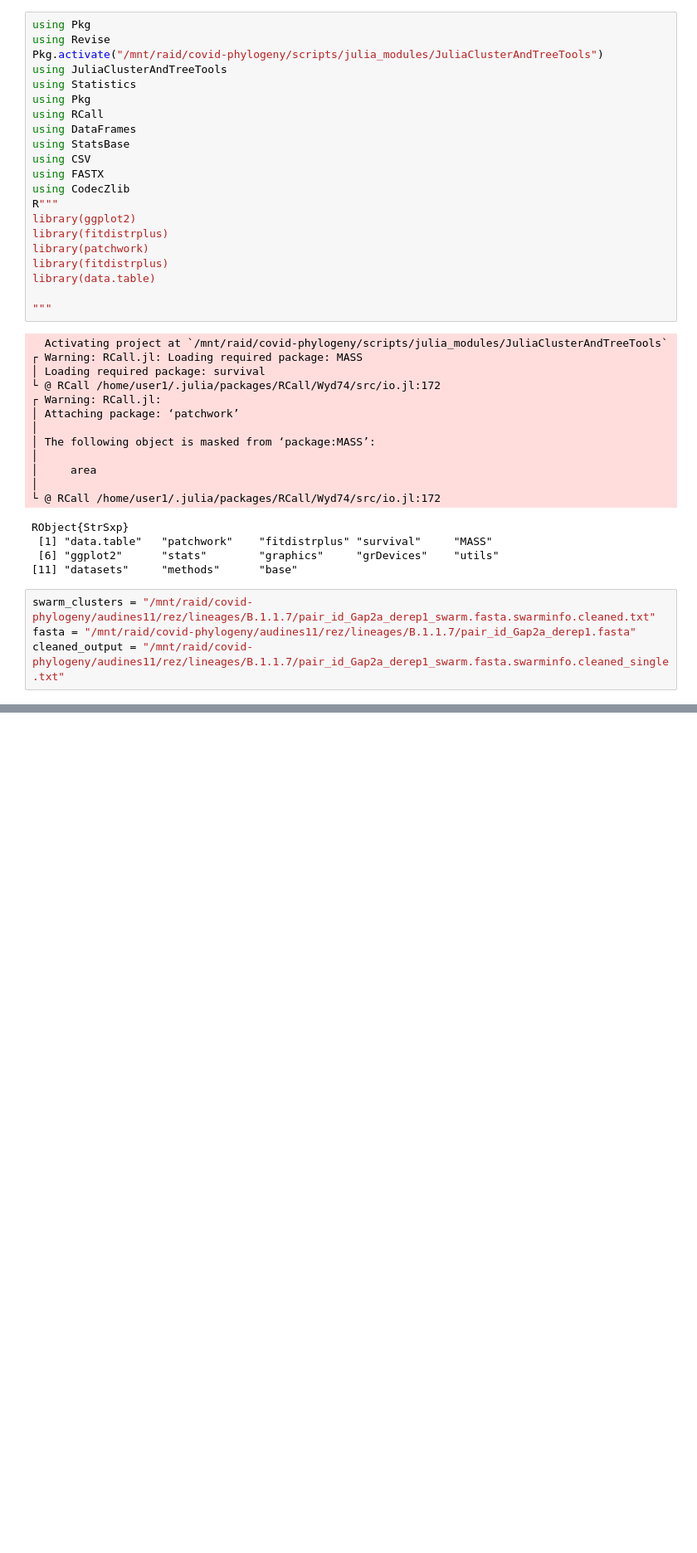
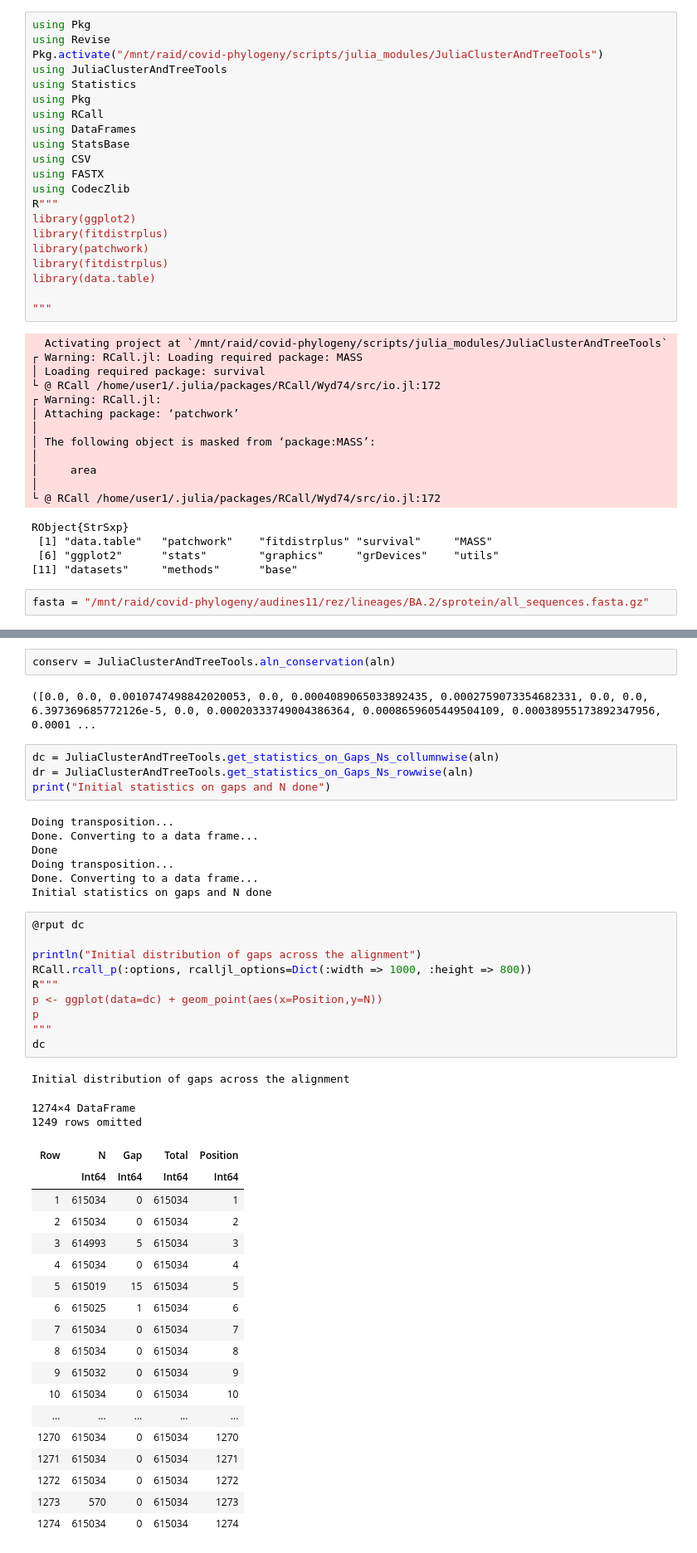
Before and after one commit to GediminasA/JuliaClusterAndTreeTools, a Jupyter notebook: notebooks/recluster_swarm_single_linkage.ipynb, the cells around one changed output, grey strips where cells are left out. Shown at 83% size. Cells and saved outputs as stored; diff of their text form; blank space fills up the shorter version.

```diff
--- a/notebooks/recluster_swarm_single_linkage.ipynb
+++ b/notebooks/recluster_swarm_single_linkage.ipynb
@@ -37,7 +37,5 @@ RObject{StrSxp}
  [6] "ggplot2"      "stats"        "graphics"     "grDevices"    "utils"
 [11] "datasets"     "methods"      "base"
 # %%
-swarm_clusters = "/mnt/raid/covid-phylogeny/audines11/rez/lineages/B.1.1.7/pair_id_Gap2a_derep1_swarm.fasta.swarminfo.cleaned.txt"
-fasta = "/mnt/raid/covid-phylogeny/audines11/rez/lineages/B.1.1.7/pair_id_Gap2a_derep1.fasta"
-cleaned_output = "/mnt/raid/covid-phylogeny/audines11/rez/lineages/B.1.1.7/pair_id_Gap2a_derep1_swarm.fasta.swarminfo.cleaned_single.txt"
+fasta = "/mnt/raid/covid-phylogeny/audines11/rez/lineages/BA.2/sprotein/all_sequences.fasta.gz"
 # %% [output]
@@ -51,0 +50,47 @@ Alignment(["Denmark/DCGC-72547/2021", "USA/UT-UPHL-210811214020/2021", "Canada/Q
+# %%
+conserv = JuliaClusterAndTreeTools.aln_conservation(aln)
+# %% [output]
+([0.0, 0.0, 0.0010747498842020053, 0.0, 0.0004089065033892435, 0.0002759073354682331, 0.0, 0.0, 6.397369685772126e-5, 0.0, 0.00020333749004386364, 0.0008659605449504109, 0.00038955173892347956, 0.0001 ...
+# %%
+dc = JuliaClusterAndTreeTools.get_statistics_on_Gaps_Ns_collumnwise(aln)
+dr = JuliaClusterAndTreeTools.get_statistics_on_Gaps_Ns_rowwise(aln)
+print("Initial statistics on gaps and N done")
+# %% [output]
+Doing transposition...
+Done. Converting to a data frame...
+Done
+Doing transposition...
+Done. Converting to a data frame...
+Initial statistics on gaps and N done
+# %%
+@rput dc
+
+println("Initial distribution of gaps across the alignment")
+RCall.rcall_p(:options, rcalljl_options=Dict(:width => 1000, :height => 800))
+R"""
+p <- ggplot(data=dc) + geom_point(aes(x=Position,y=N))
+p
+"""
+dc
+# %% [output]
+Initial distribution of gaps across the alignment
+1274×4 DataFrame
+1249 rows omitted
+| Row | N | Gap | Total | Position |
+|  | Int64 | Int64 | Int64 | Int64 |
+| 1 | 615034 | 0 | 615034 | 1 |
+| 2 | 615034 | 0 | 615034 | 2 |
+| 3 | 614993 | 5 | 615034 | 3 |
+| 4 | 615034 | 0 | 615034 | 4 |
+| 5 | 615019 | 15 | 615034 | 5 |
+| 6 | 615025 | 1 | 615034 | 6 |
+| 7 | 615034 | 0 | 615034 | 7 |
+| 8 | 615034 | 0 | 615034 | 8 |
+| 9 | 615032 | 0 | 615034 | 9 |
+| 10 | 615034 | 0 | 615034 | 10 |
+| ... | ... | ... | ... | ... |
+| 1270 | 615034 | 0 | 615034 | 1270 |
+| 1271 | 615034 | 0 | 615034 | 1271 |
+| 1272 | 615034 | 0 | 615034 | 1272 |
+| 1273 | 570 | 0 | 615034 | 1273 |
+| 1274 | 615034 | 0 | 615034 | 1274 |
```
Also changed, not shown: parts of 2 cells of this notebook, 2 other files.
